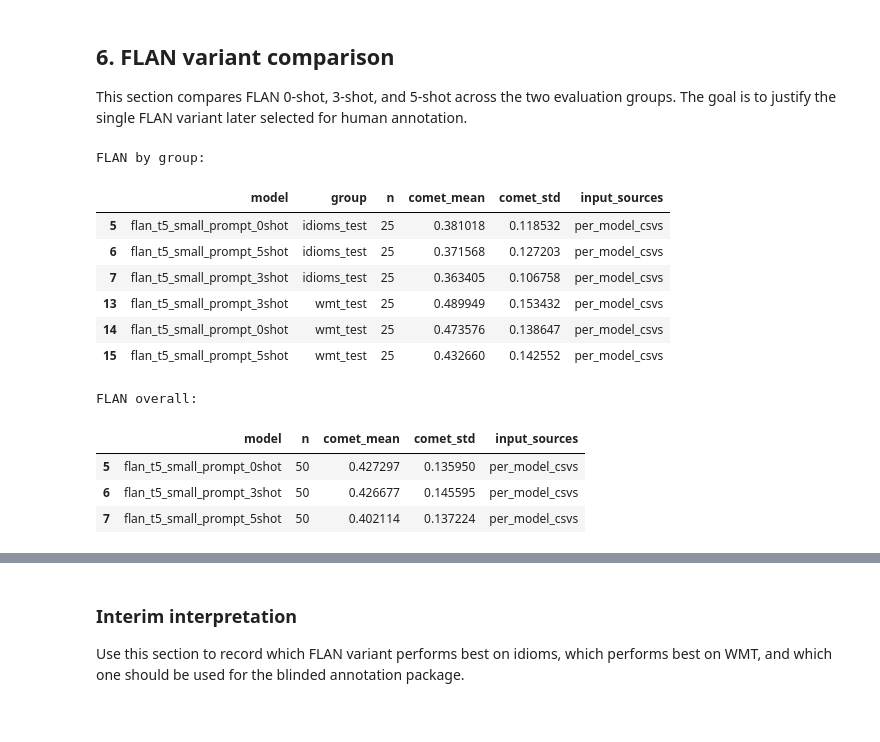
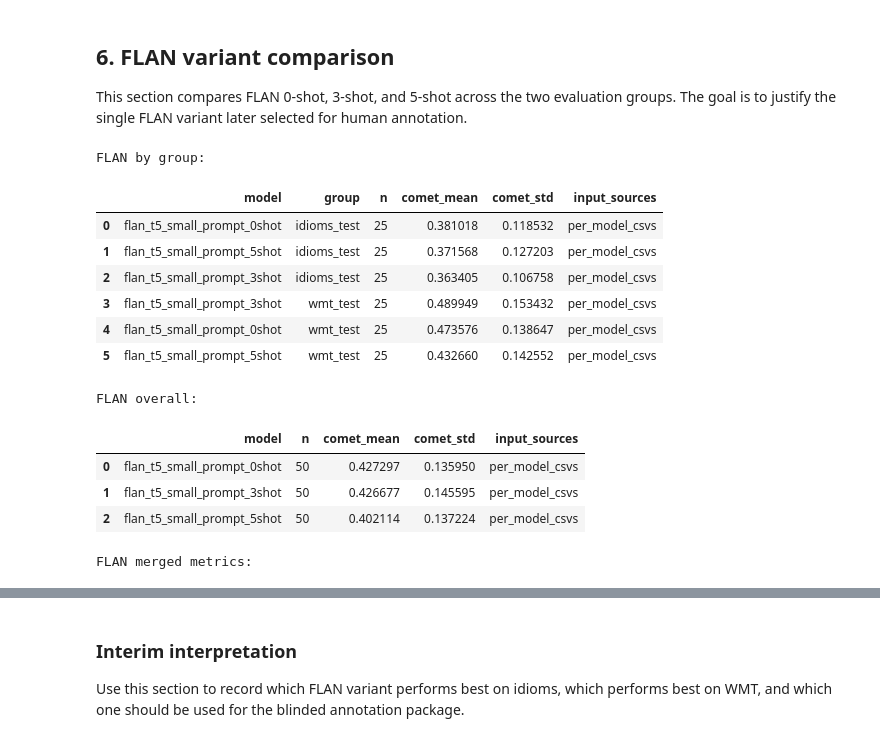
Before and after one commit to auntiepersilla/Idiom_Aware_MT_Finetuning_EN-DE, a Jupyter notebook: notebooks/11_analysis_comet_pipeline.ipynb, the cells around one changed output, grey strips where cells are left out. Saved outputs shown, nothing was run; the diff lists cells and outputs as text; code cells hidden in the pictures.

```diff
--- a/notebooks/11_analysis_comet_pipeline.ipynb
+++ b/notebooks/11_analysis_comet_pipeline.ipynb
@@ -25,14 +25,15 @@ import numpy as np
 import matplotlib.pyplot as plt
 
 PROJECT_DIR = Path('/content/drive/MyDrive/ds266_idiom_mt')
-QUAL_PREDS_DIR = PROJECT_DIR / 'qual_preds' / 'comet_eval'
+RESULTS_DIR = PROJECT_DIR / 'results'
+COMET_EVAL_DIR = PROJECT_DIR / 'qual_preds' / 'comet_eval'
 
 FILES = {
-    'comet_sentence_scores': QUAL_PREDS_DIR / 'comet_sentence_scores.csv',
-    'comet_sentence_spread': QUAL_PREDS_DIR / 'comet_sentence_spread.csv',
-    'comet_summary_by_group': QUAL_PREDS_DIR / 'comet_summary_by_group.csv',
-    'comet_summary_overall': QUAL_PREDS_DIR / 'comet_summary_overall.csv',
-    'comet_merged_with_bleu_chrf': QUAL_PREDS_DIR / 'comet_merged_with_bleu_chrf.csv',
+    'automatic_plus_comet': RESULTS_DIR / 'automatic_plus_comet.csv',
+    'comet_sentence_scores': COMET_EVAL_DIR / 'comet_sentence_scores.csv',
+    'comet_sentence_spread': COMET_EVAL_DIR / 'comet_sentence_spread.csv',
+    'comet_summary_by_group': COMET_EVAL_DIR / 'comet_summary_by_group.csv',
+    'comet_summary_overall': COMET_EVAL_DIR / 'comet_summary_overall.csv',
 }
 
 for name, path in FILES.items():
@@ -50,7 +51,7 @@ scores = pd.read_csv(FILES['comet_sentence_scores'])
 spread = pd.read_csv(FILES['comet_sentence_spread'])
 summary_by_group = pd.read_csv(FILES['comet_summary_by_group'])
 summary_overall = pd.read_csv(FILES['comet_summary_overall'])
-merged_metrics = pd.read_csv(FILES['comet_merged_with_bleu_chrf'])
+merged_metrics = pd.read_csv(FILES['automatic_plus_comet'])
 
 print('Loaded successfully.')
 print('scores:', scores.shape)
@@ -219,23 +221,28 @@ This section compares FLAN 0-shot, 3-shot, and 5-shot across the two evaluation
 # %%
 flan_by_group = summary_by_group[summary_by_group['model'].str.contains('flan_t5_small_prompt')].copy()
 flan_overall = summary_overall[summary_overall['model'].str.contains('flan_t5_small_prompt')].copy()
+flan_merged = merged_metrics[merged_metrics['model_label'].str.contains('flan_t5_small_prompt')].copy()
 
 print('FLAN by group:')
-display(flan_by_group.sort_values(['group', 'comet_mean'], ascending=[True, False]))
+display(flan_by_group.sort_values(['group', 'comet_mean'], ascending=[True, False]).reset_index(drop=True))
 
 print('FLAN overall:')
-display(flan_overall.sort_values('comet_mean', ascending=False))
+display(flan_overall.sort_values('comet_mean', ascending=False).reset_index(drop=True))
+
+print('FLAN merged metrics:')
+display(flan_merged.sort_values(['split', 'comet_mean'], ascending=[True, False]).reset_index(drop=True))
 # %% [output]
 FLAN by group:
 |  | model | group | n | comet_mean | comet_std | input_sources |
-| 5 | flan_t5_small_prompt_0shot | idioms_test | 25 | 0.381018 | 0.118532 | per_model_csvs |
-| 6 | flan_t5_small_prompt_5shot | idioms_test | 25 | 0.371568 | 0.127203 | per_model_csvs |
-| 7 | flan_t5_small_prompt_3shot | idioms_test | 25 | 0.363405 | 0.106758 | per_model_csvs |
-| 13 | flan_t5_small_prompt_3shot | wmt_test | 25 | 0.489949 | 0.153432 | per_model_csvs |
-| 14 | flan_t5_small_prompt_0shot | wmt_test | 25 | 0.473576 | 0.138647 | per_model_csvs |
-| 15 | flan_t5_small_prompt_5shot | wmt_test | 25 | 0.432660 | 0.142552 | per_model_csvs |
+| 0 | flan_t5_small_prompt_0shot | idioms_test | 25 | 0.381018 | 0.118532 | per_model_csvs |
+| 1 | flan_t5_small_prompt_5shot | idioms_test | 25 | 0.371568 | 0.127203 | per_model_csvs |
+| 2 | flan_t5_small_prompt_3shot | idioms_test | 25 | 0.363405 | 0.106758 | per_model_csvs |
+| 3 | flan_t5_small_prompt_3shot | wmt_test | 25 | 0.489949 | 0.153432 | per_model_csvs |
+| 4 | flan_t5_small_prompt_0shot | wmt_test | 25 | 0.473576 | 0.138647 | per_model_csvs |
+| 5 | flan_t5_small_prompt_5shot | wmt_test | 25 | 0.432660 | 0.142552 | per_model_csvs |
 FLAN overall:
 |  | model | n | comet_mean | comet_std | input_sources |
-| 5 | flan_t5_small_prompt_0shot | 50 | 0.427297 | 0.135950 | per_model_csvs |
-| 6 | flan_t5_small_prompt_3shot | 50 | 0.426677 | 0.145595 | per_model_csvs |
-| 7 | flan_t5_small_prompt_5shot | 50 | 0.402114 | 0.137224 | per_model_csvs |
+| 0 | flan_t5_small_prompt_0shot | 50 | 0.427297 | 0.135950 | per_model_csvs |
+| 1 | flan_t5_small_prompt_3shot | 50 | 0.426677 | 0.145595 | per_model_csvs |
+| 2 | flan_t5_small_prompt_5shot | 50 | 0.402114 | 0.137224 | per_model_csvs |
+FLAN merged metrics:
```
Also changed, not shown: parts of 13 cells of this notebook.
